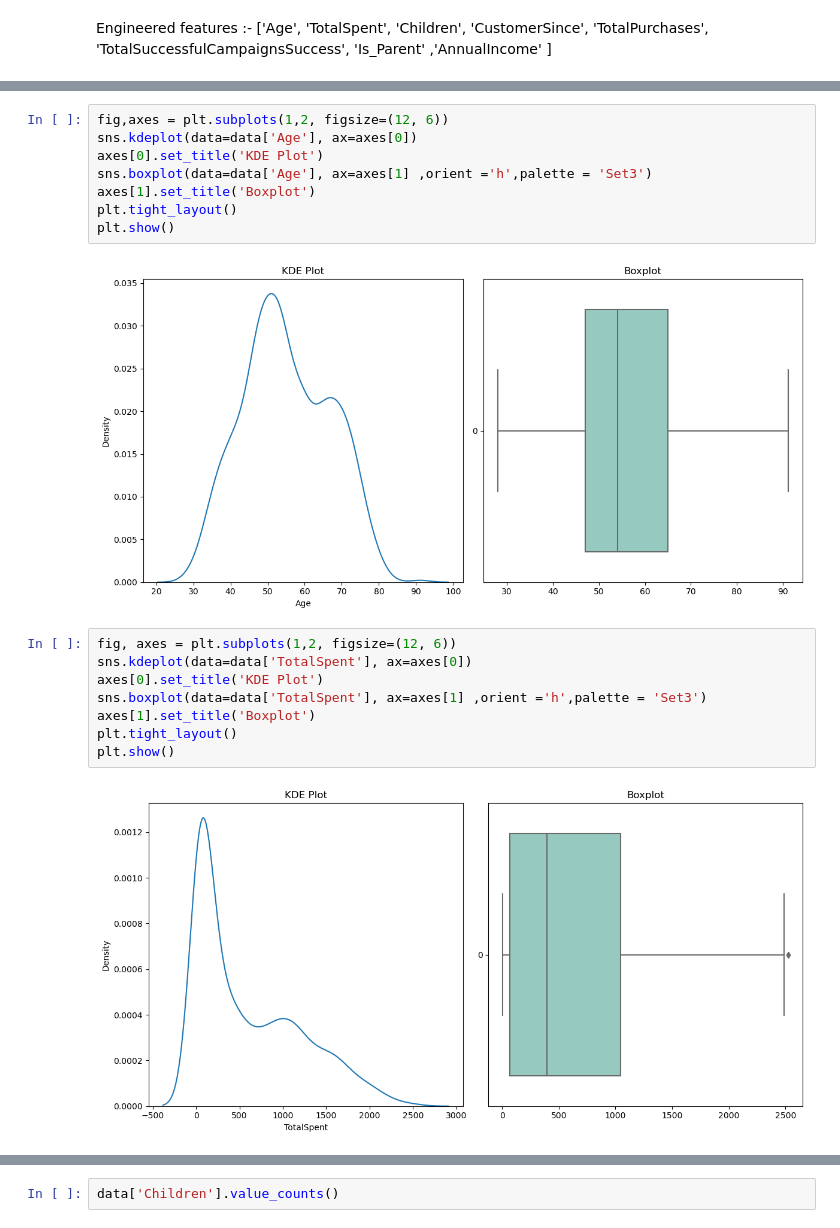
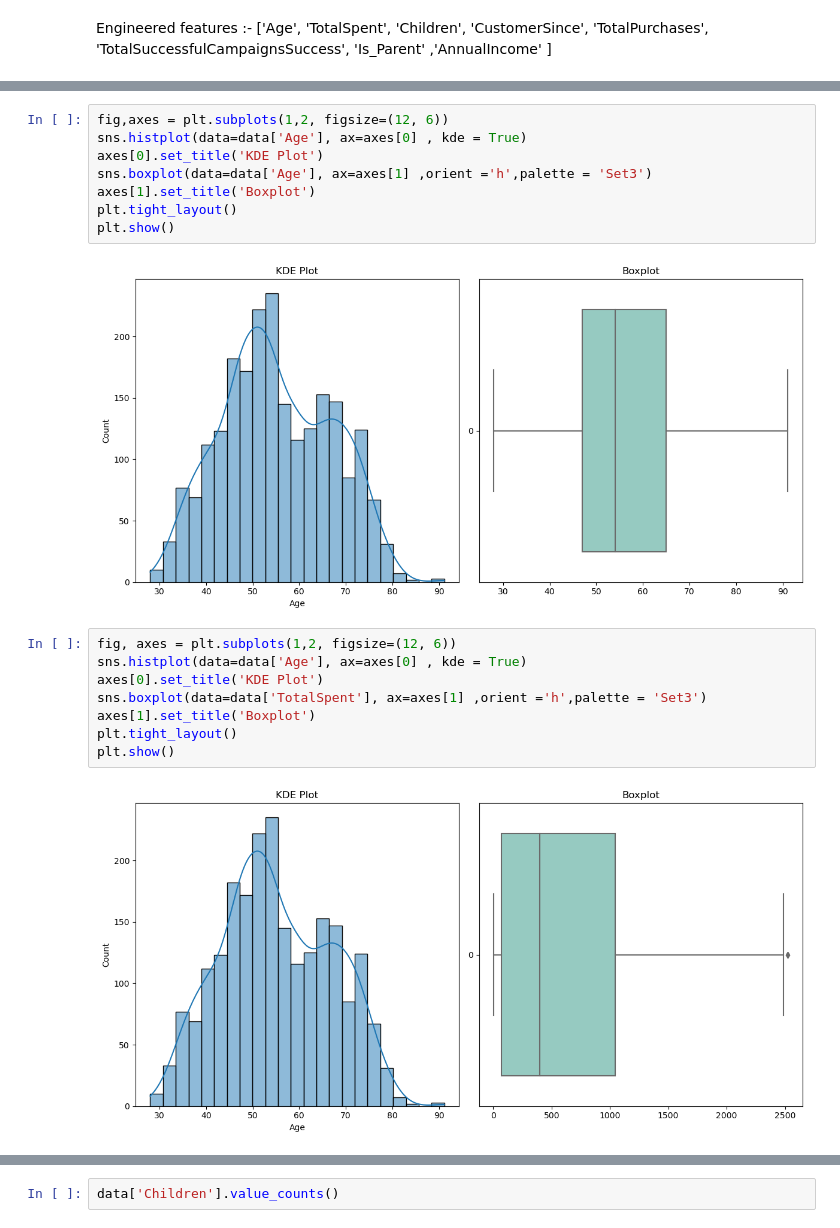
Before and after one commit to OPCODE-Open-Spring-Fest/hidden-consumer-patterns, a Jupyter notebook: notebook.ipynb, the cells around one changed output, grey strips where cells are left out. Cells and saved outputs as stored; diff of their text form.

Commit message:
feat: univariate plotting and outlier removal

```diff
--- a/notebook.ipynb
+++ b/notebook.ipynb
@@ -362,23 +362,23 @@ number of outlires: 3 ,Outliers are effectively capped
 # %%
 fig,axes = plt.subplots(1,2, figsize=(12, 6))
-sns.kdeplot(data=data['Age'], ax=axes[0])
+sns.histplot(data=data['Age'], ax=axes[0] , kde = True)
 axes[0].set_title('KDE Plot')
 sns.boxplot(data=data['Age'], ax=axes[1] ,orient ='h',palette = 'Set3')
 axes[1].set_title('Boxplot')
 plt.tight_layout()
 plt.show()
 # %% [output]
-[figure, old version]
+[figure, new version]
 # %%
 fig, axes = plt.subplots(1,2, figsize=(12, 6))
-sns.kdeplot(data=data['TotalSpent'], ax=axes[0])
+sns.histplot(data=data['Age'], ax=axes[0] , kde = True)
 axes[0].set_title('KDE Plot')
 sns.boxplot(data=data['TotalSpent'], ax=axes[1] ,orient ='h',palette = 'Set3')
 axes[1].set_title('Boxplot')
 plt.tight_layout()
 plt.show()
 # %% [output]
-[figure, old version]
+[figure, new version]
 # %%
 upper_limit = data['TotalSpent'].mean() + 3*data['TotalSpent'].std()
 lower_limit = data['TotalSpent'].mean() - 3*data['TotalSpent'].std()
```
Also changed, not shown: parts of 13 cells of this notebook.
